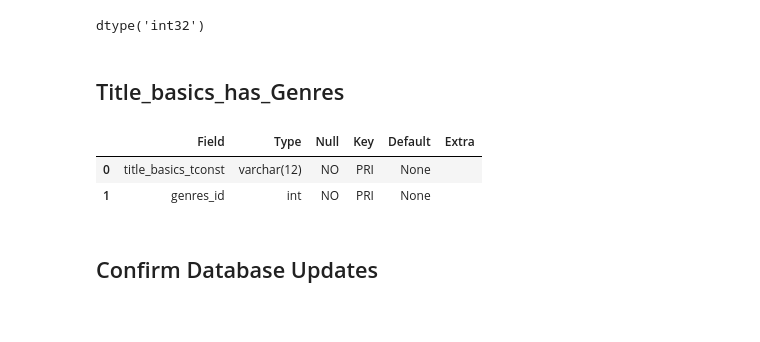
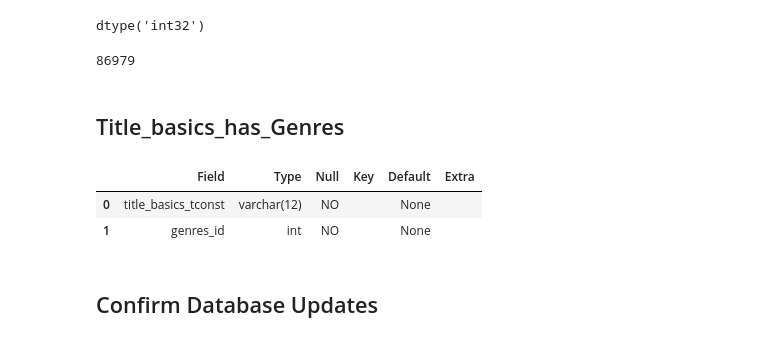
Before and after one commit to LoveidaLucero/Movie-Success-Analysis, a Jupyter notebook: Part 2.ipynb, the cells around one changed output. Drawn from its saved outputs; the diff is of its cells as text; code cells hidden in the pictures.

```diff
--- a/Part 2.ipynb
+++ b/Part 2.ipynb
@@ -267,17 +270,19 @@ basics['start_year'].dtype
 dtype('int32')
 # %%
 # Load basics table
-#basics.to_sql("title_basics", engine, index=False, if_exists='append')  #commented out to avoid integrity error if ran again
+basics.to_sql("title_basics", engine, index=False, if_exists='append')  #commented out to avoid intergrity error if ran again
+# %% [output]
+86979
 # %% [markdown]
 ## Title_basics_has_Genres
 # %%
-q = '''DESCRIBE title_basics_has_genres;'''
+q = '''DESCRIBE title_genres;'''
 describe_tg = pd.read_sql(q, conn)
 describe_tg
 # %% [output]
 |  | Field | Type | Null | Key | Default | Extra |
-| 0 | title_basics_tconst | varchar(12) | NO | PRI | None |  |
-| 1 | genres_id | int | NO | PRI | None |  |
+| 0 | title_basics_tconst | varchar(12) | NO |  | None |  |
+| 1 | genres_id | int | NO |  | None |  |
 # %% [markdown]
 ## Confirm Database Updates
 # %%
```
Also changed, not shown: parts of 10 cells of this notebook, 4 other files.
